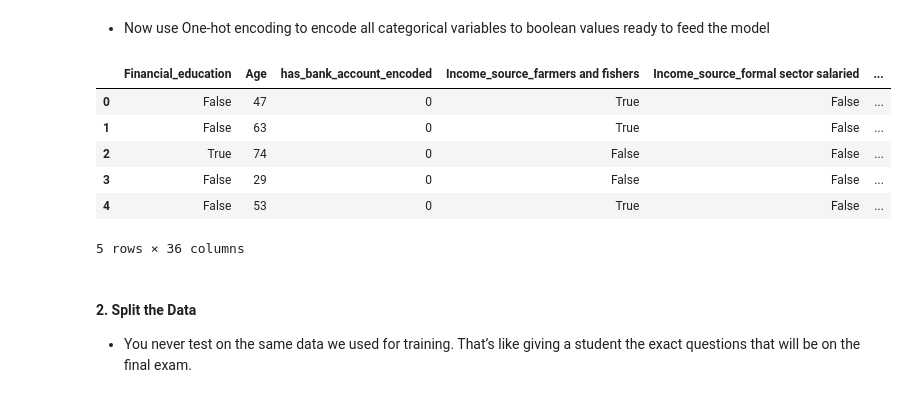
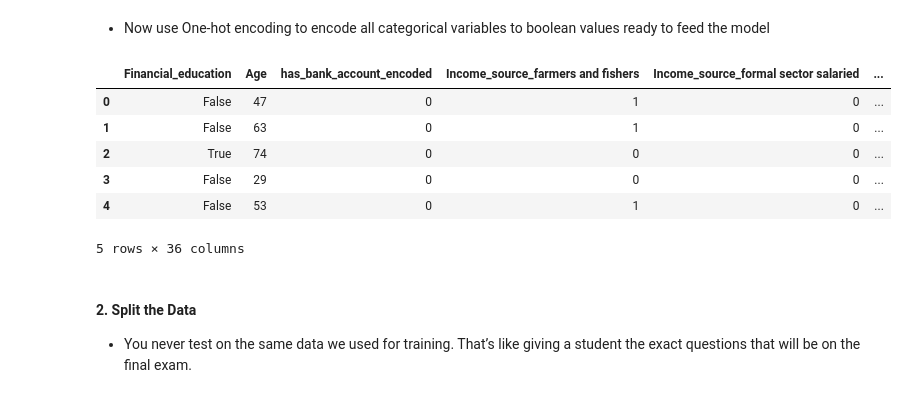
Before and after one commit to datasafariio/AI-bootcamp-fall2025, a Jupyter notebook: Session5/Session5_Supervised_Learning_Classification_(Tree-Based_Models).ipynb, the cells around one changed output. Cells and saved outputs as stored; diff of their text form; code cells hidden in the pictures.

```diff
--- a/Session5/Session5_Supervised_Learning_Classification_(Tree-Based_Models).ipynb
+++ b/Session5/Session5_Supervised_Learning_Classification_(Tree-Based_Models).ipynb
@@ -249,14 +249,15 @@ data.head()
 # %% [markdown]
 - Now use One-hot encoding to encode all categorical variables to boolean values ready to feed the model
 # %%
-# Ecode all categorical variables using one-hot encoding
-data = pd.get_dummies(data, drop_first=True)
+# Encode all categorical variables using one-hot encoding
+data = pd.get_dummies(data, drop_first=True, dtype=int)
+
 data.head()
 # %% [output]
 |  | Financial_education | Age | has_bank_account_encoded | Income_source_farmers and fishers | Income_source_formal sector salaried | ... |
-| 0 | False | 47 | 0 | True | False | ... |
-| 1 | False | 63 | 0 | True | False | ... |
-| 2 | True | 74 | 0 | False | False | ... |
-| 3 | False | 29 | 0 | False | False | ... |
-| 4 | False | 53 | 0 | True | False | ... |
+| 0 | False | 47 | 0 | 1 | 0 | ... |
+| 1 | False | 63 | 0 | 1 | 0 | ... |
+| 2 | True | 74 | 0 | 0 | 0 | ... |
+| 3 | False | 29 | 0 | 0 | 0 | ... |
+| 4 | False | 53 | 0 | 1 | 0 | ... |
 5 rows × 36 columns
```
Also changed, not shown: parts of 61 cells of this notebook, 16 other files.
